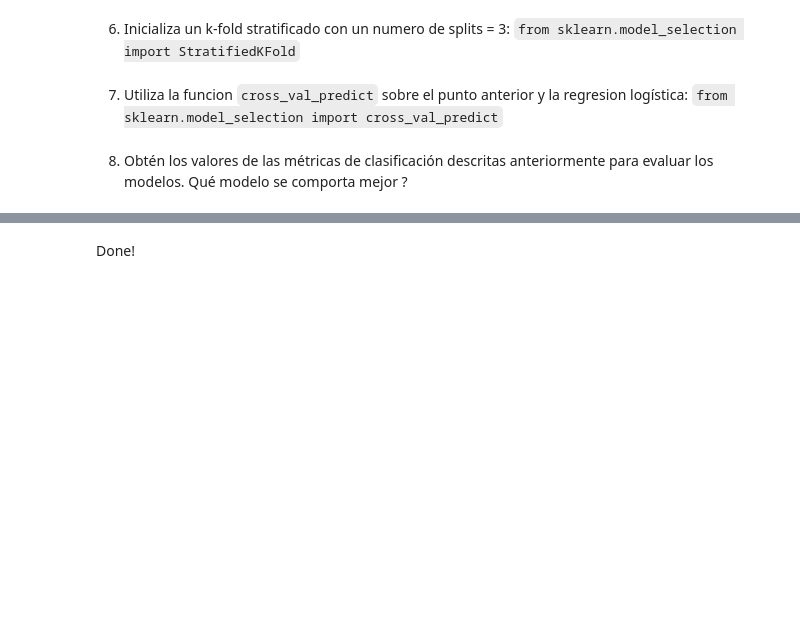
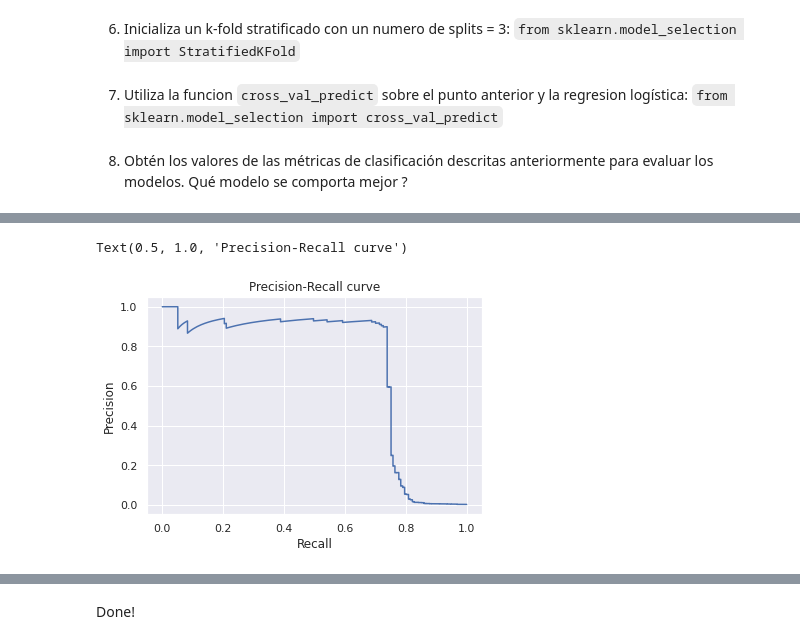
Before and after one commit to llublad/MUSI-AA, a Jupyter notebook: musi-aa-modulo1/W4/practica/3 - Metricas.ipynb, the cells around one changed output, grey strips where cells are left out. Cells and saved outputs as stored; diff of their text form; code cells hidden in the pictures; blank space fills up the shorter version.

```diff
--- a/musi-aa-modulo1/W4/practica/3 - Metricas.ipynb
+++ b/musi-aa-modulo1/W4/practica/3 - Metricas.ipynb
@@ -630,0 +665,9 @@ F1: 0.8027681660899653
+# %%
+# plotea la precisión en funcion del recall
+plt.plot(rec, prec)
+plt.xlabel('Recall')
+plt.ylabel('Precision')
+plt.title('Precision-Recall curve')
+# %% [output]
+Text(0.5, 1.0, 'Precision-Recall curve')
+[figure, added]
```
Also changed, not shown: parts of 25 cells of this notebook.
